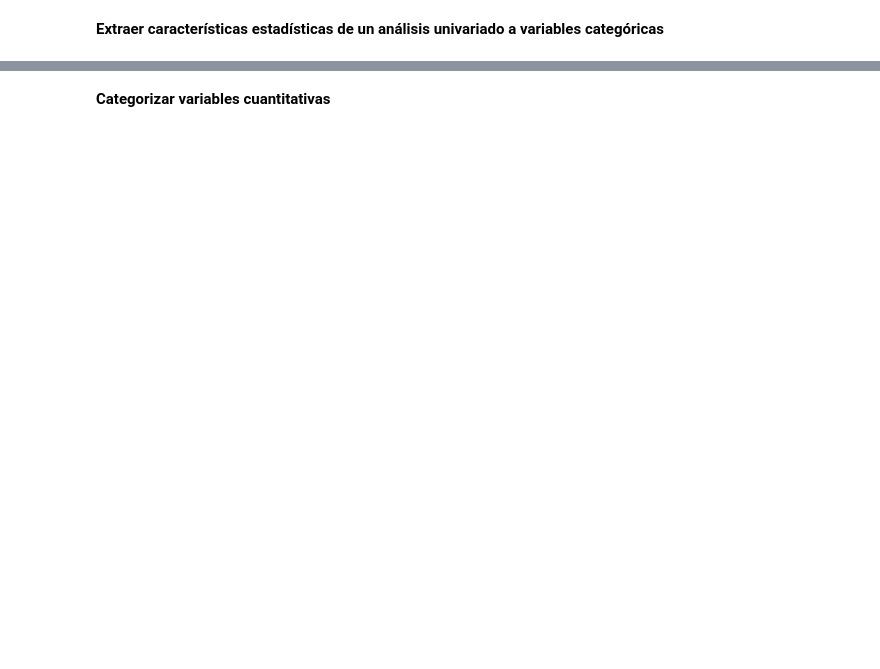
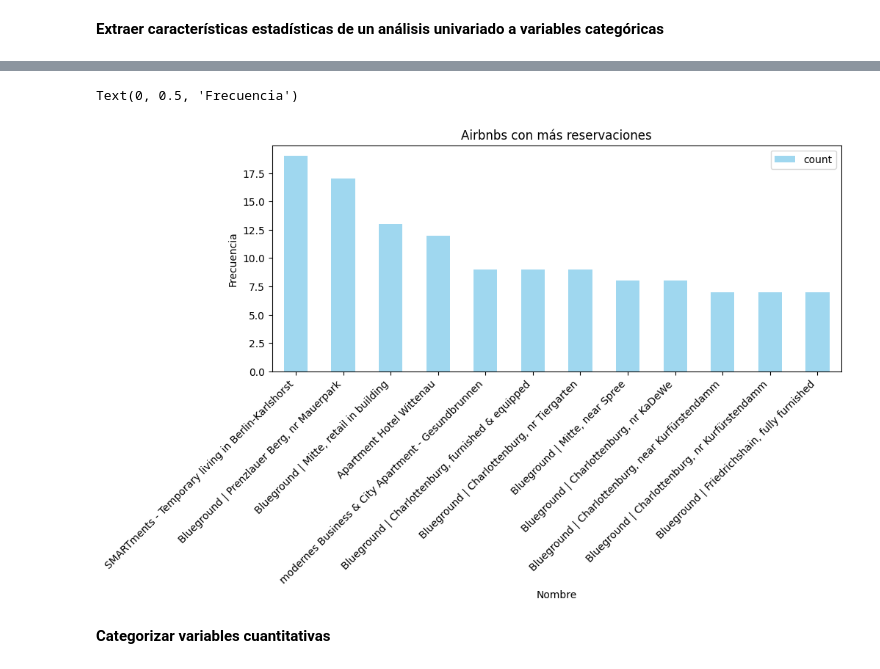
Before and after one commit to Raydays55/Actividad-5, a Jupyter notebook: Act5.ipynb, the cells around one changed output, grey strips where cells are left out. Saved outputs shown, nothing was run; the diff lists cells and outputs as text; code cells hidden in the pictures; blank space fills up the shorter version.

```diff
--- a/Act5.ipynb
+++ b/Act5.ipynb
@@ -85,3 +138,25 @@ Filtro_index_time
+# %%
+# 5. Análisis univariado 'name'
+Tabla_freq_name = df_extrac['name'].value_counts().reset_index()
+Tabla_freq_name
+
+# Filtro de valores más relevantes de la variable categórica
+Filtro_name = Tabla_freq_name[Tabla_freq_name['count'] > 6]
+Filtro_name
+
+# Ajustar el índice del DF
+Filtro_index_name= Filtro_name.set_index('name')
+Filtro_index_name
+
+# Realizar gráfica de barras del DF filtrado, Análisis univariado de una frecuencia
+Filtro_index_name.plot(kind= 'bar', figsize= (10,4), alpha = 0.8, color = 'skyblue')
+plt.title('Airbnbs con más reservaciones')
+plt.xticks(rotation=45, ha='right')
+plt.xlabel('Nombre')
+plt.ylabel('Frecuencia')
+# %% [output]
+Text(0, 0.5, 'Frecuencia')
+[figure, added]
 # %% [markdown]
 **Categorizar variables cuantitativas**
 # %%
```
Also changed, not shown: parts of 5 cells of this notebook.
